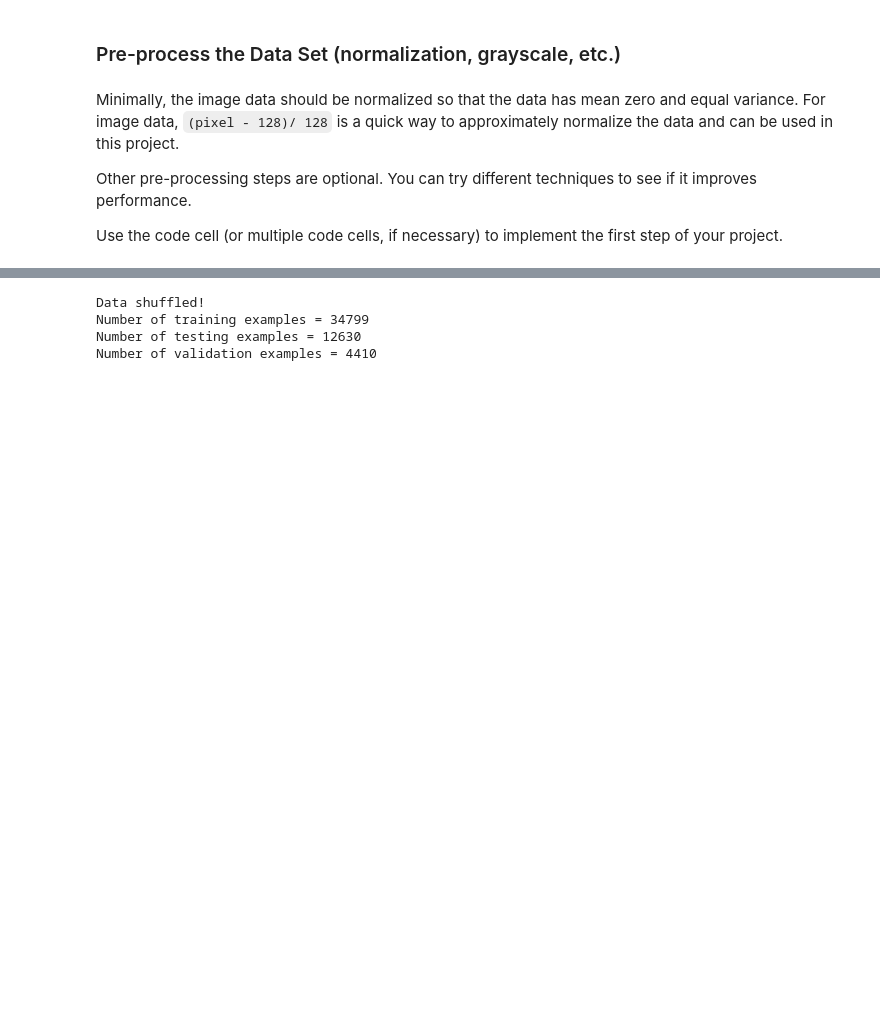
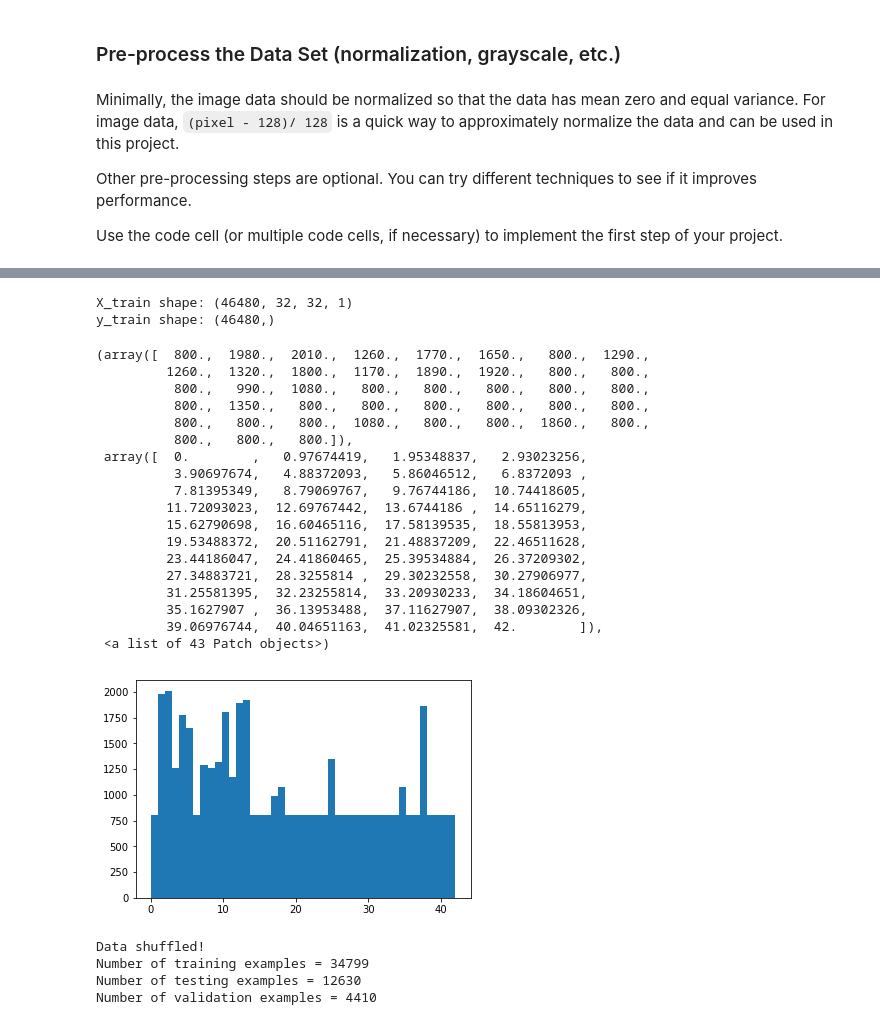
Before and after one commit to CJL89/Traffic-Sign-Classifier, a Jupyter notebook: Traffic_Sign_Classifier.ipynb, the cells around one changed output, grey strips where cells are left out. Saved outputs shown, nothing was run; the diff lists cells and outputs as text; code cells hidden in the pictures; blank space fills up the shorter version.

```diff
--- a/Traffic_Sign_Classifier.ipynb
+++ b/Traffic_Sign_Classifier.ipynb
@@ -261,2 +273,45 @@ float32
+# %%
+input_index = []
+output_index = []
+
+for new_class in range(n_classes):
+    class_index = np.where(y_train == new_class)
+    n_samples = len(class_index[0])
+    if n_samples < 800:
+        for i in range(800 - n_samples):
+            input_index.append(class_index[0][i % n_samples])
+            output_index.append(X_train.shape[0])
+            new_image = X_train[class_index[0][i % n_samples]]
+            X_train = np.concatenate((X_train, [new_image]), axis=0)
+            y_train = np.concatenate((y_train, [new_class]), axis=0)
+
+print('X_train shape:', X_train.shape)
+print('y_train shape:', y_train.shape)
+
+# Instagram with new number of classes
+%matplotlib inline
+plt.hist(y_train, n_classes)
+# %% [output]
+X_train shape: (46480, 32, 32, 1)
+y_train shape: (46480,)
+(array([  800.,  1980.,  2010.,  1260.,  1770.,  1650.,   800.,  1290.,
+         1260.,  1320.,  1800.,  1170.,  1890.,  1920.,   800.,   800.,
+          800.,   990.,  1080.,   800.,   800.,   800.,   800.,   800.,
+          800.,  1350.,   800.,   800.,   800.,   800.,   800.,   800.,
+          800.,   800.,   800.,  1080.,   800.,   800.,  1860.,   800.,
+          800.,   800.,   800.]),
+ array([  0.        ,   0.97674419,   1.95348837,   2.93023256,
+          3.90697674,   4.88372093,   5.86046512,   6.8372093 ,
+          7.81395349,   8.79069767,   9.76744186,  10.74418605,
+         11.72093023,  12.69767442,  13.6744186 ,  14.65116279,
+         15.62790698,  16.60465116,  17.58139535,  18.55813953,
+         19.53488372,  20.51162791,  21.48837209,  22.46511628,
+         23.44186047,  24.41860465,  25.39534884,  26.37209302,
+         27.34883721,  28.3255814 ,  29.30232558,  30.27906977,
+         31.25581395,  32.23255814,  33.20930233,  34.18604651,
+         35.1627907 ,  36.13953488,  37.11627907,  38.09302326,
+         39.06976744,  40.04651163,  41.02325581,  42.        ]),
+ <a list of 43 Patch objects>)
+[figure, added]
 # %%
 # Shuffling the data to prevent biased results
```
Also changed, not shown: parts of 13 cells of this notebook, 6 other files.
